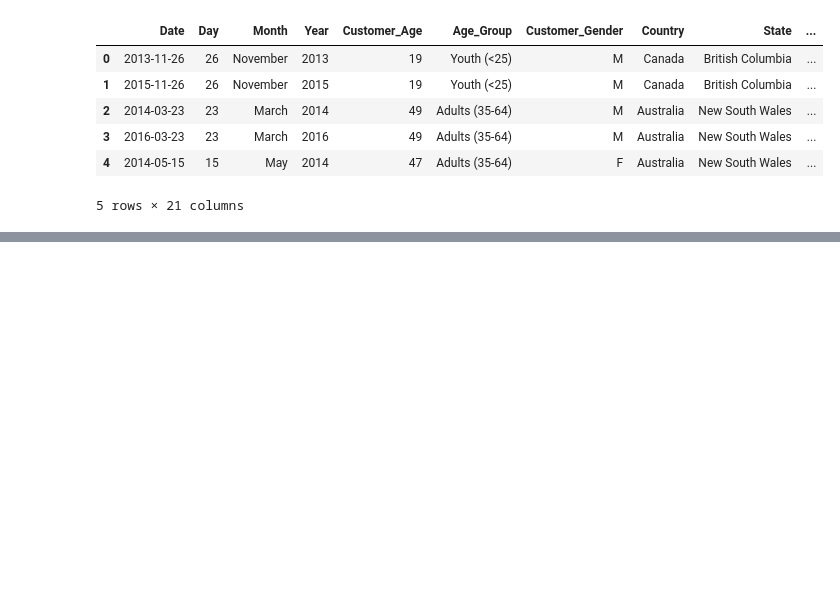
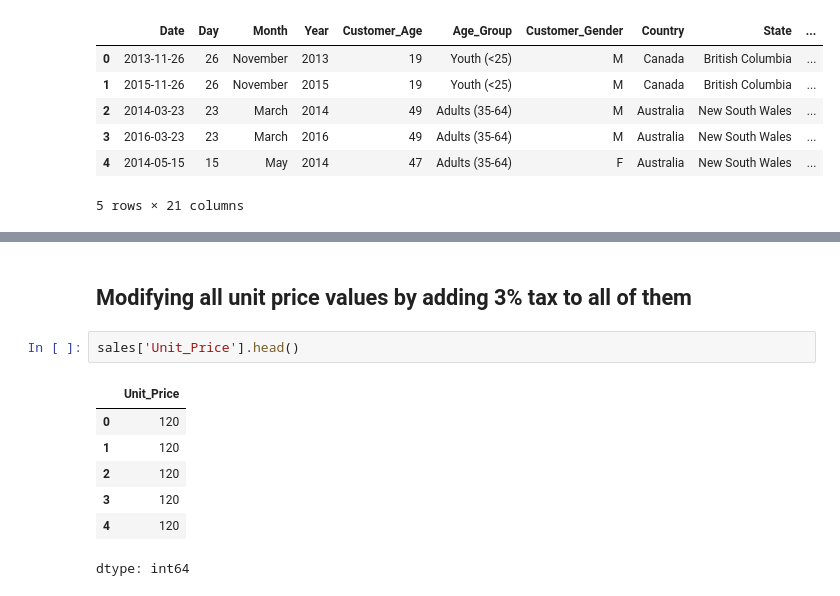
Before and after one commit to sarafkhan15/Data-Analysis-work, a Jupyter notebook: Sales_data_csv.ipynb, the cells around one changed output, grey strips where cells are left out. Drawn from its saved outputs; the diff is of its cells as text; blank space fills up the shorter version.

```diff
--- a/Sales_data_csv.ipynb
+++ b/Sales_data_csv.ipynb
@@ -357,0 +363,12 @@ sales.head()
+# %% [markdown]
+## Modifying all unit price values by adding 3% tax to all of them
+# %%
+sales['Unit_Price'].head()
+# %% [output]
+|  | Unit_Price |
+| 0 | 120 |
+| 1 | 120 |
+| 2 | 120 |
+| 3 | 120 |
+| 4 | 120 |
+dtype: int64
```
Also changed, not shown: parts of 3 cells of this notebook.
